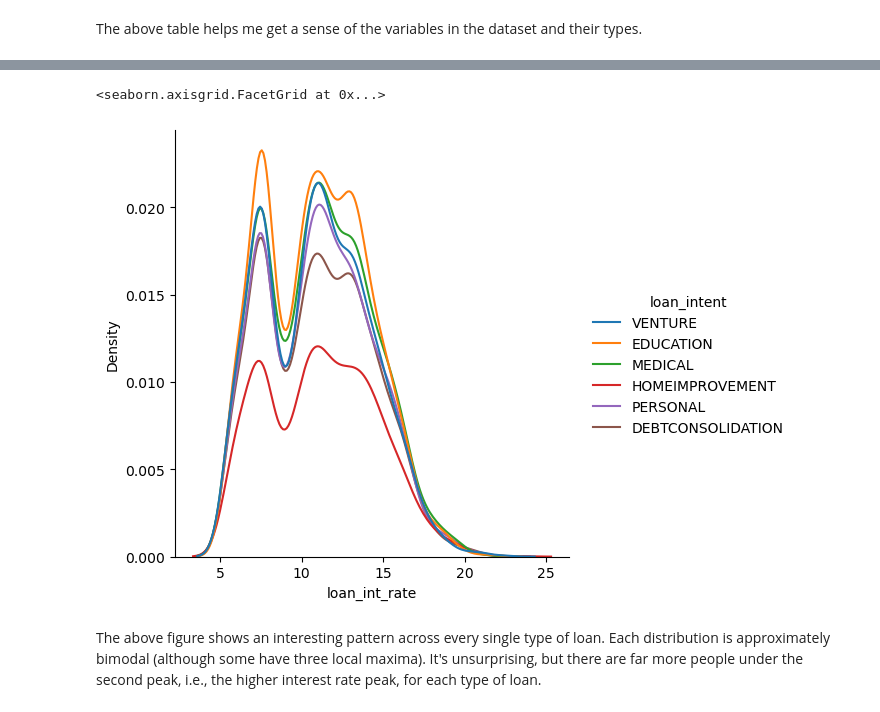
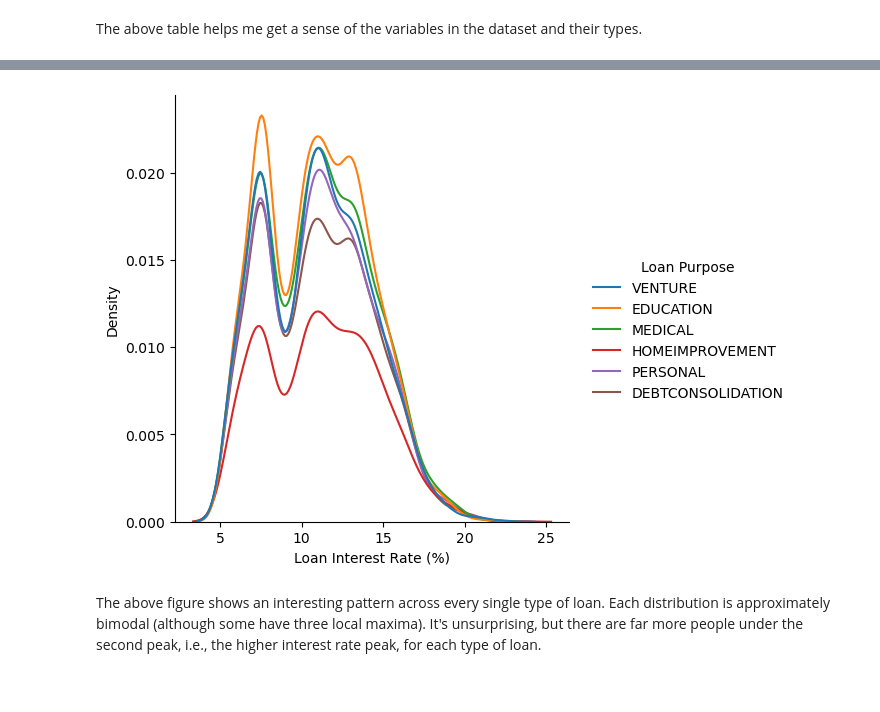
Before and after one commit to jjr2024/github_jjr2024.github.io, a Jupyter notebook: posts/decision-making/DecisionMaking.ipynb, the cells around one changed output, grey strips where cells are left out. Drawn from its saved outputs; the diff is of its cells as text; code cells hidden in the pictures.

```diff
--- a/posts/decision-making/DecisionMaking.ipynb
+++ b/posts/decision-making/DecisionMaking.ipynb
@@ -46,8 +53,10 @@ The above figure shows that there are (1) significantly more borrowers who didn'
 # %%
-sns.displot(df_train, x="loan_int_rate", hue="loan_intent", kind="kde")
+g = sns.displot(df_train, x="loan_int_rate", hue="loan_intent", kind="kde")
+g.legend.set_title("Loan Purpose")
+g.set(xlabel="Loan Interest Rate (%)")
+plt.show(g)
 # %% [output]
-<seaborn.axisgrid.FacetGrid at 0x...>
-[figure, old version]
+[figure, new version]
 # %% [markdown]
 The above figure shows an interesting pattern across every single type of loan. Each distribution is approximately bimodal (although some have three local maxima). It's unsurprising, but there are far more people under the second peak, i.e., the higher interest rate peak, for each type of loan.
 # %%
```
Also changed, not shown: parts of 16 cells of this notebook, 10 other files.
